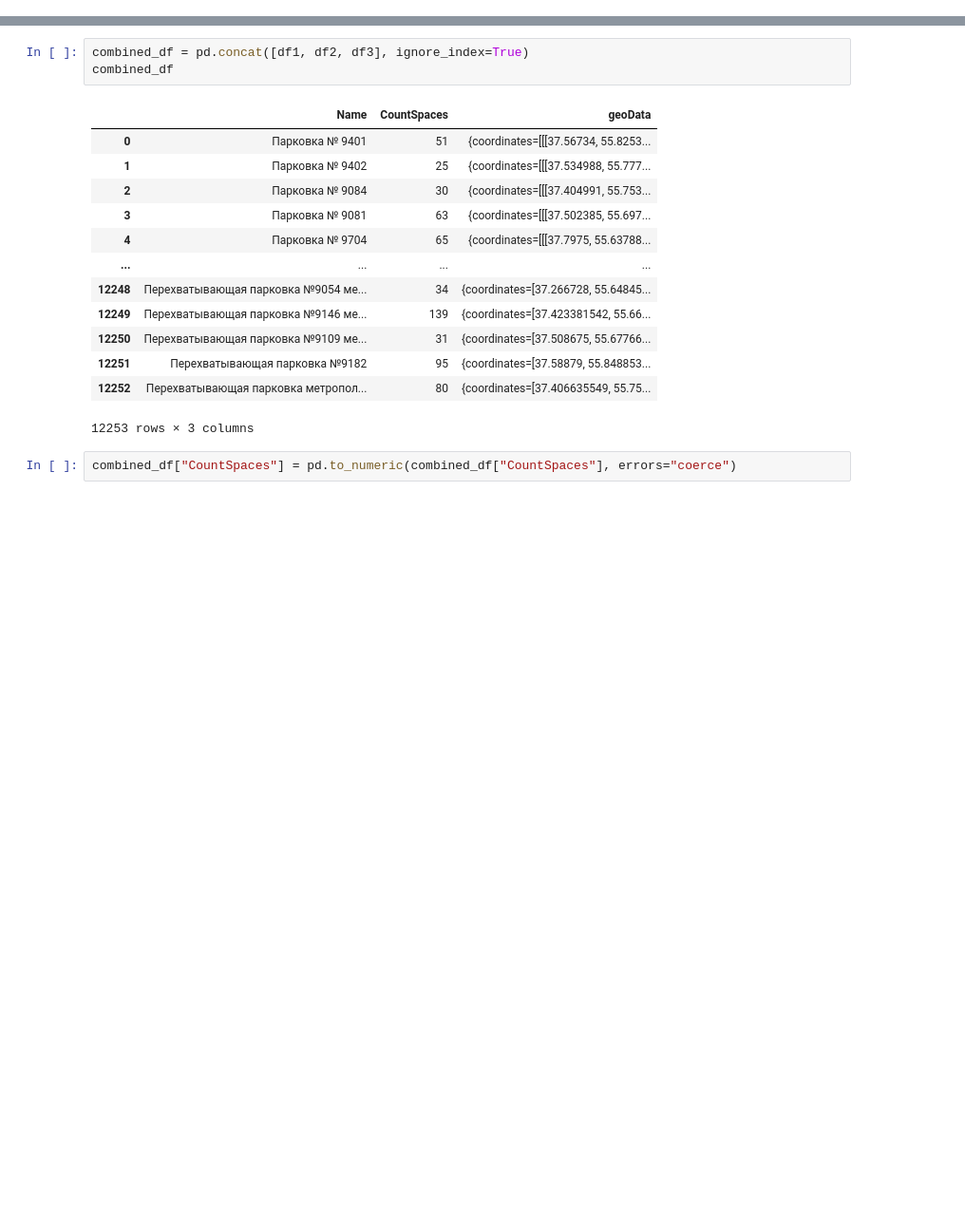
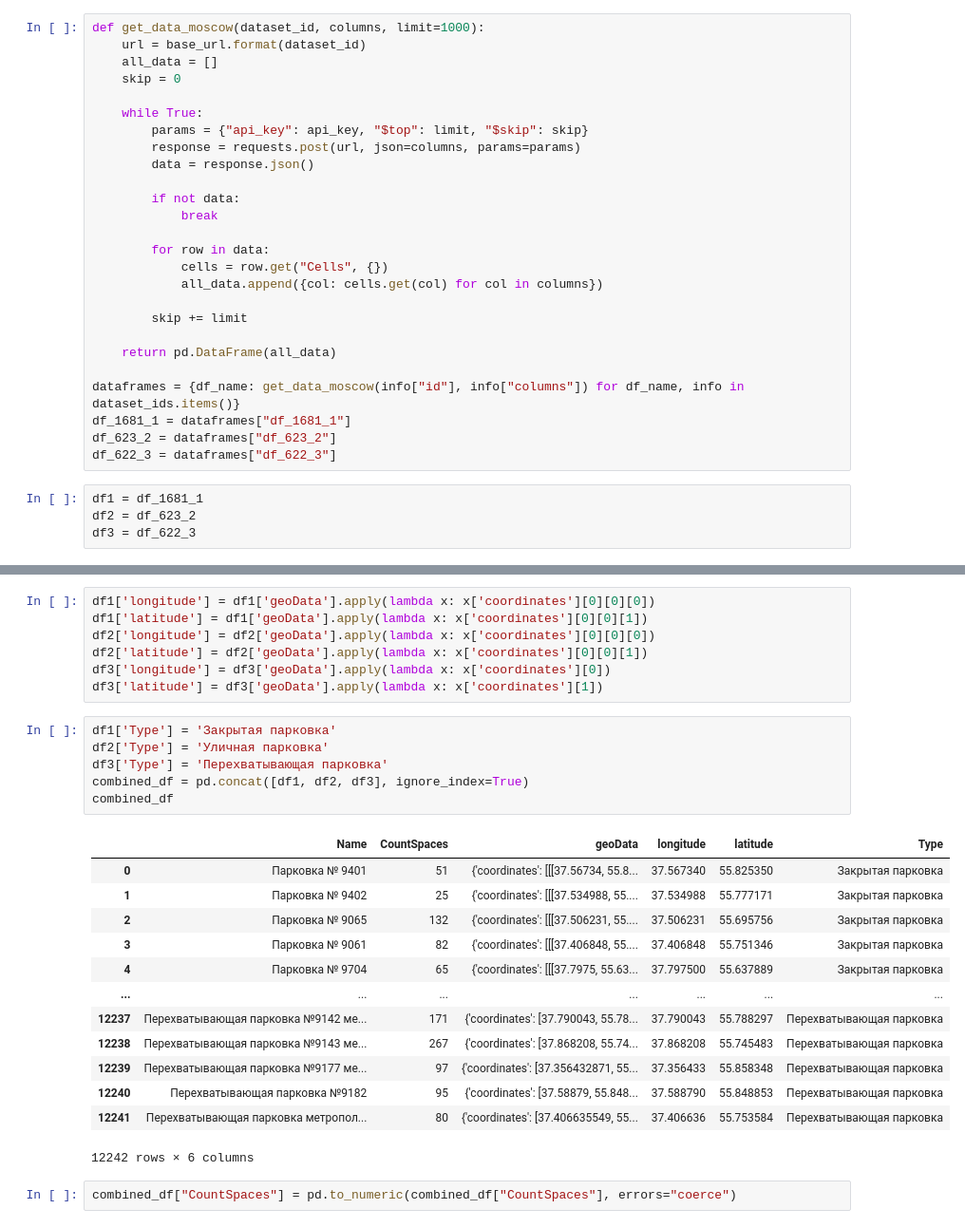
Before and after one commit to K1RILLDtop1gg/Project_busines, a Jupyter notebook: project_parking_kozhin.ipynb, the cells around one changed output, grey strips where cells are left out. Shown at 95% size. Cells and saved outputs as stored; diff of their text form; blank space fills up the shorter version.

```diff
--- a/project_parking_kozhin.ipynb
+++ b/project_parking_kozhin.ipynb
@@ -59,0 +23,30 @@ df3.head(4)
+# %%
+def get_data_moscow(dataset_id, columns, limit=1000):
+    url = base_url.format(dataset_id)
+    all_data = []
+    skip = 0
+
+    while True:
+        params = {"api_key": api_key, "$top": limit, "$skip": skip}
+        response = requests.post(url, json=columns, params=params)
+        data = response.json()
+
+        if not data:
+            break
+
+        for row in data:
+            cells = row.get("Cells", {})
+            all_data.append({col: cells.get(col) for col in columns})
+
+        skip += limit
+
+    return pd.DataFrame(all_data)
+
+dataframes = {df_name: get_data_moscow(info["id"], info["columns"]) for df_name, info in dataset_ids.items()}
+df_1681_1 = dataframes["df_1681_1"]
+df_623_2 = dataframes["df_623_2"]
+df_622_3 = dataframes["df_622_3"]
+# %%
+df1 = df_1681_1
+df2 = df_623_2
+df3 = df_622_3
@@ -60,20 +80,30 @@ df3.head(4)
+# %%
+df1['longitude'] = df1['geoData'].apply(lambda x: x['coordinates'][0][0][0])
+df1['latitude'] = df1['geoData'].apply(lambda x: x['coordinates'][0][0][1])
+df2['longitude'] = df2['geoData'].apply(lambda x: x['coordinates'][0][0][0])
+df2['latitude'] = df2['geoData'].apply(lambda x: x['coordinates'][0][0][1])
+df3['longitude'] = df3['geoData'].apply(lambda x: x['coordinates'][0])
+df3['latitude'] = df3['geoData'].apply(lambda x: x['coordinates'][1])
 # %%
+df1['Type'] = 'Закрытая парковка'
+df2['Type'] = 'Уличная парковка'
+df3['Type'] = 'Перехватывающая парковка'
 combined_df = pd.concat([df1, df2, df3], ignore_index=True)
 combined_df
 # %% [output]
-|  | Name | CountSpaces | geoData |
-| 0 | Парковка № 9401 | 51 | {coordinates=[[[37.56734, 55.8253... |
-| 1 | Парковка № 9402 | 25 | {coordinates=[[[37.534988, 55.777... |
-| 2 | Парковка № 9084 | 30 | {coordinates=[[[37.404991, 55.753... |
-| 3 | Парковка № 9081 | 63 | {coordinates=[[[37.502385, 55.697... |
-| 4 | Парковка № 9704 | 65 | {coordinates=[[[37.7975, 55.63788... |
-| ... | ... | ... | ... |
-| 12248 | Перехватывающая парковка №9054 ме... | 34 | {coordinates=[37.266728, 55.64845... |
-| 12249 | Перехватывающая парковка №9146 ме... | 139 | {coordinates=[37.423381542, 55.66... |
-| 12250 | Перехватывающая парковка №9109 ме... | 31 | {coordinates=[37.508675, 55.67766... |
-| 12251 | Перехватывающая парковка №9182 | 95 | {coordinates=[37.58879, 55.848853... |
-| 12252 | Перехватывающая парковка метропол... | 80 | {coordinates=[37.406635549, 55.75... |
+|  | Name | CountSpaces | geoData | longitude | latitude | Type |
+| 0 | Парковка № 9401 | 51 | {'coordinates': [[[37.56734, 55.8... | 37.567340 | 55.825350 | Закрытая парковка |
+| 1 | Парковка № 9402 | 25 | {'coordinates': [[[37.534988, 55.... | 37.534988 | 55.777171 | Закрытая парковка |
+| 2 | Парковка № 9065 | 132 | {'coordinates': [[[37.506231, 55.... | 37.506231 | 55.695756 | Закрытая парковка |
+| 3 | Парковка № 9061 | 82 | {'coordinates': [[[37.406848, 55.... | 37.406848 | 55.751346 | Закрытая парковка |
+| 4 | Парковка № 9704 | 65 | {'coordinates': [[[37.7975, 55.63... | 37.797500 | 55.637889 | Закрытая парковка |
+| ... | ... | ... | ... | ... | ... | ... |
+| 12237 | Перехватывающая парковка №9142 ме... | 171 | {'coordinates': [37.790043, 55.78... | 37.790043 | 55.788297 | Перехватывающая парковка |
+| 12238 | Перехватывающая парковка №9143 ме... | 267 | {'coordinates': [37.868208, 55.74... | 37.868208 | 55.745483 | Перехватывающая парковка |
+| 12239 | Перехватывающая парковка №9177 ме... | 97 | {'coordinates': [37.356432871, 55... | 37.356433 | 55.858348 | Перехватывающая парковка |
+| 12240 | Перехватывающая парковка №9182 | 95 | {'coordinates': [37.58879, 55.848... | 37.588790 | 55.848853 | Перехватывающая парковка |
+| 12241 | Перехватывающая парковка метропол... | 80 | {'coordinates': [37.406635549, 55... | 37.406636 | 55.753584 | Перехватывающая парковка |
-12253 rows × 3 columns
+12242 rows × 6 columns
 # %%
 combined_df["CountSpaces"] = pd.to_numeric(combined_df["CountSpaces"], errors="coerce")
 # %%
```
Also changed, not shown: parts of 22 cells of this notebook.
